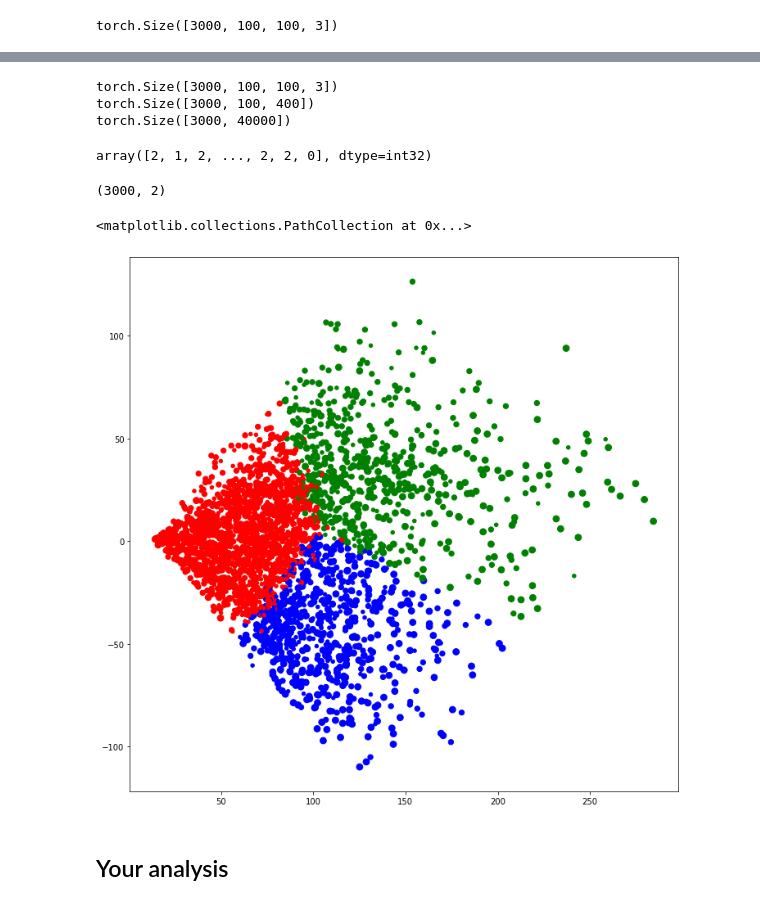
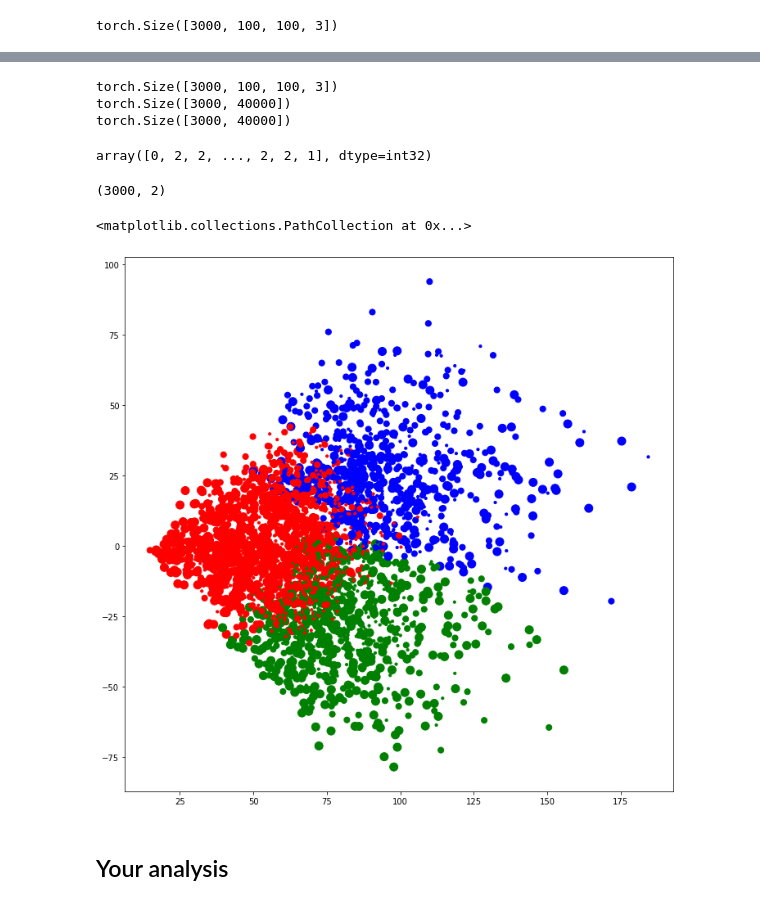
Before and after one commit to juliaklezl/lt2316_b, a Jupyter notebook: ab_dev.ipynb, the cells around one changed output, grey strips where cells are left out. Cells and saved outputs as stored; diff of their text form; code cells hidden in the pictures.

```diff
--- a/ab_dev.ipynb
+++ b/ab_dev.ipynb
@@ -38,7 +38,7 @@ Done (t=18.73s)
 creating index...
 index created!
 # %%
-my_device = "cuda:3" # you can change the device to another GPU or the cpu for testing
+my_device = "cuda:1" # you can change the device to another GPU or the cpu for testing
 # %%
 def get_data(meta, datadir="/scratch/lt2316-h18-resources/coco/train2017"):
     return [(x['file_name'], Image.open("{}/{}".format(datadir, x['file_name'])).resize((100,100)).convert('RGB')) for x in meta]
@@ -130,7 +130,8 @@ class ImageAutoencoder(nn.Module):
         self.width = width
 
         #input_size = height*width*3
-        input_size = width*3
+        input_size = width * 3
+        #input_size = 3
 
         # Define your network structure here using PyTorch.
         self.enc1 = nn.Linear(in_features=input_size, out_features=input_size//2)
@@ -174,4 +175,5 @@ class ImageAutoencoder(nn.Module):
         en3 = torch.relu(en3)
 
         out = en3.view(-1, self.height, self.emb_size)
+        out = out.flatten(start_dim=1)
         return out
@@ -212,6 +263,6 @@ def train(X, batch_size, epochs, device, model=None):
 We're leaving the results of running our own simple model here just so you know what it might look like, but there's no guarantee or requirement that the performance of your model will be similar.  It's reasonably likely that it might even be better...whatever we mean by better. But it will very likely be different, especially as there is some randomness involved.
 # %%
 #toy_tensor = X_tensor[:2]
-model = train(X_tensor, 5, 100, my_device)
+model = train(X_tensor, 32, 100, my_device)
 # You can add hyperparameters also here, change the number of epochs, batch size, etc.
 # %% [output]
@@ -260,12 +311,12 @@ embs = model.emb(X_tensor)
 # %%
 print(X_tensor.shape)
 print(embs.shape)
-embs=embs.flatten(start_dim=1)  # cheating here, figure out what to do with dimensions!!
+#embs=embs.flatten(start_dim=1)  # cheating here, figure out what to do with dimensions!!
 print(embs.shape)
 # %% [output]
 torch.Size([3000, 100, 100, 3])
-torch.Size([3000, 100, 400])
 torch.Size([3000, 40000])
+torch.Size([3000, 40000])
 # %%
 embs = embs.cpu().detach().numpy()
 # %%
@@ -273,7 +324,7 @@ kmeans = KMeans(3, random_state=700).fit(embs)
 # %%
 kmeans.labels_
 # %% [output]
-array([2, 1, 2, ..., 2, 2, 0], dtype=int32)
+array([0, 2, 2, ..., 2, 2, 1], dtype=int32)
 # %%
 truncated = TruncatedSVD(2).fit_transform(embs)
 # %%
@@ -284,10 +335,10 @@ truncated.shape
 plt.rcParams['figure.figsize'] = (12,12)
 # %%
 plt.scatter(truncated[:,0], truncated[:,1], c=[{0:'b',1:'g',2:'r'}[x] for x in kmeans.labels_],
-            s=[{"mouse":20, "skateboard":40, "airplane":60}[x] for x in y])
+            s=[{"mouse":10, "skateboard":50, "airplane":100}[x] for x in y])
 # %% [output]
 <matplotlib.collections.PathCollection at 0x...>
-[figure, old version]
+[figure, new version]
 # %% [markdown]
 ## Your analysis
 # %% [markdown]
```
Also changed, not shown: parts of 12 cells of this notebook.
